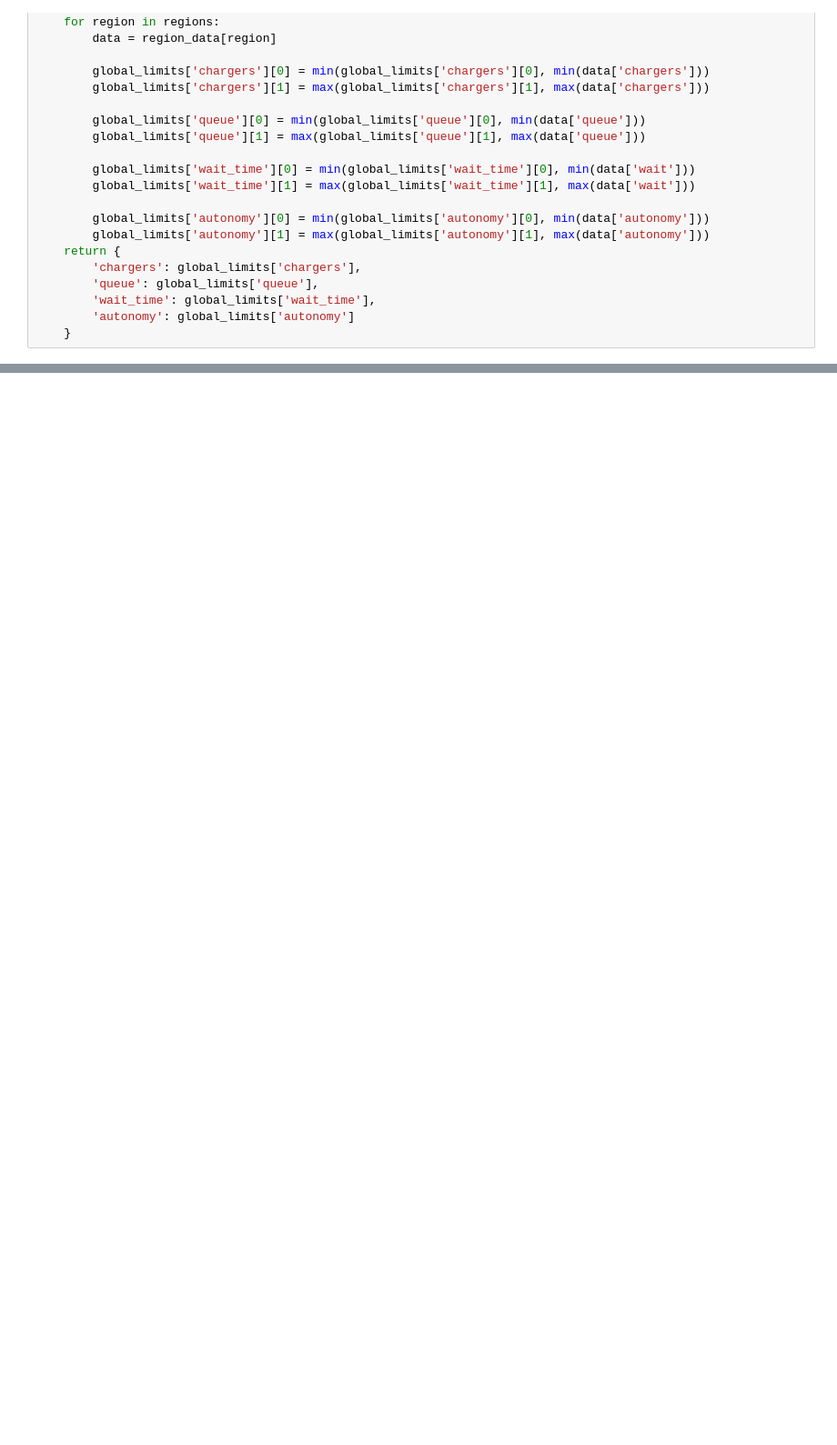
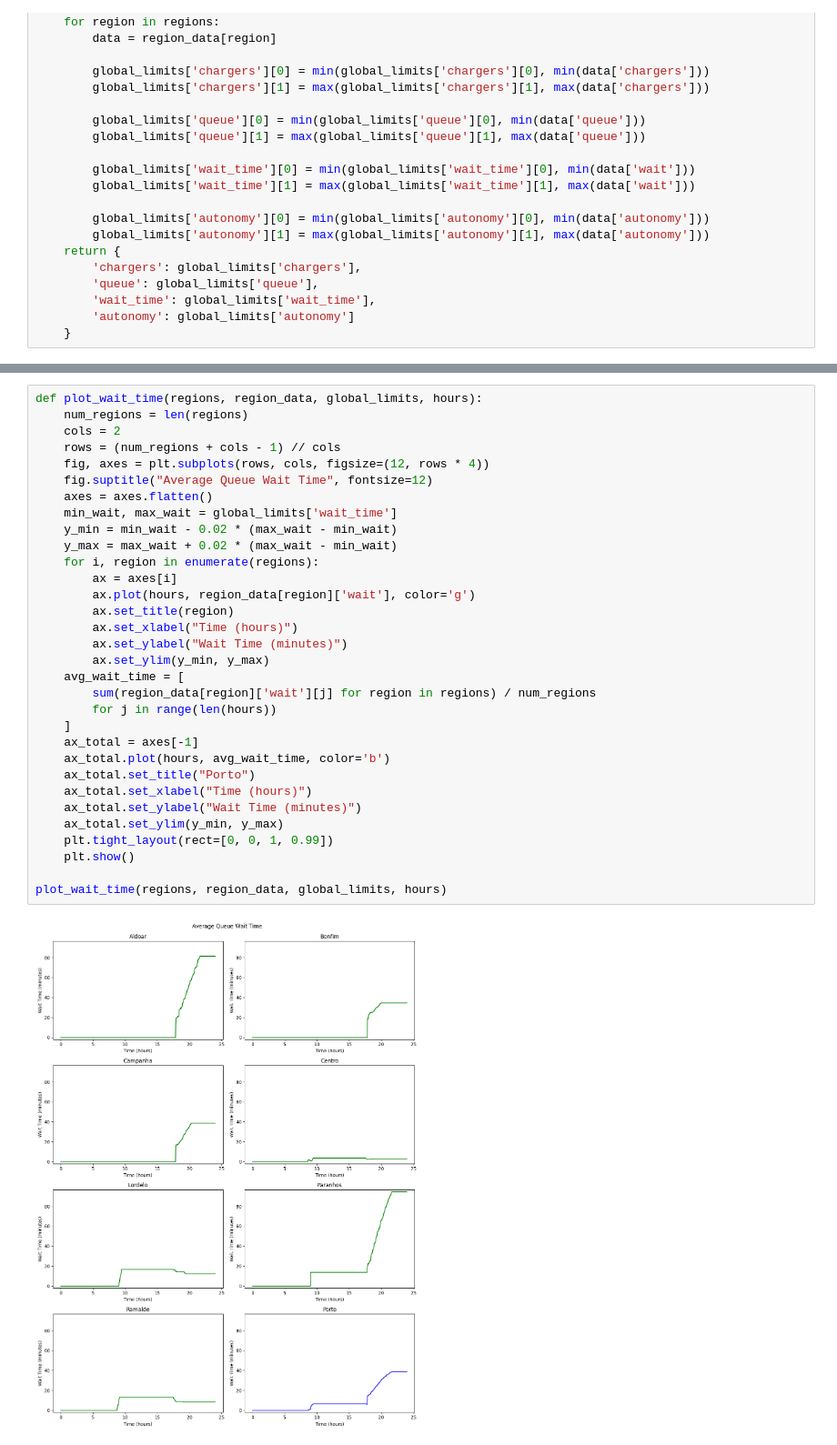
Before and after one commit to Henrique-O-S/MS_Simulation_Framework, a Jupyter notebook: results.ipynb, the cells around one changed output, grey strips where cells are left out. Shown at 91% size. Cells and saved outputs as stored; diff of their text form; blank space fills up the shorter version.

```diff
--- a/results.ipynb
+++ b/results.ipynb
@@ -170,0 +141,34 @@ plot_region_history('Ramalde', region_data['Ramalde'], global_limits)
+# %%
+def plot_wait_time(regions, region_data, global_limits, hours):
+    num_regions = len(regions)
+    cols = 2
+    rows = (num_regions + cols - 1) // cols
+    fig, axes = plt.subplots(rows, cols, figsize=(12, rows * 4))
+    fig.suptitle("Average Queue Wait Time", fontsize=12)
+    axes = axes.flatten()
+    min_wait, max_wait = global_limits['wait_time']
+    y_min = min_wait - 0.02 * (max_wait - min_wait)
+    y_max = max_wait + 0.02 * (max_wait - min_wait)
+    for i, region in enumerate(regions):
+        ax = axes[i]
+        ax.plot(hours, region_data[region]['wait'], color='g')
+        ax.set_title(region)
+        ax.set_xlabel("Time (hours)")
+        ax.set_ylabel("Wait Time (minutes)")
+        ax.set_ylim(y_min, y_max)
+    avg_wait_time = [
+        sum(region_data[region]['wait'][j] for region in regions) / num_regions
+        for j in range(len(hours))
+    ]
+    ax_total = axes[-1]
+    ax_total.plot(hours, avg_wait_time, color='b')
+    ax_total.set_title("Porto")
+    ax_total.set_xlabel("Time (hours)")
+    ax_total.set_ylabel("Wait Time (minutes)")
+    ax_total.set_ylim(y_min, y_max)
+    plt.tight_layout(rect=[0, 0, 1, 0.99])
+    plt.show()
+
+plot_wait_time(regions, region_data, global_limits, hours)
+# %% [output]
+[figure, added]
```
Also changed, not shown: parts of 24 cells of this notebook, 7 other files.
